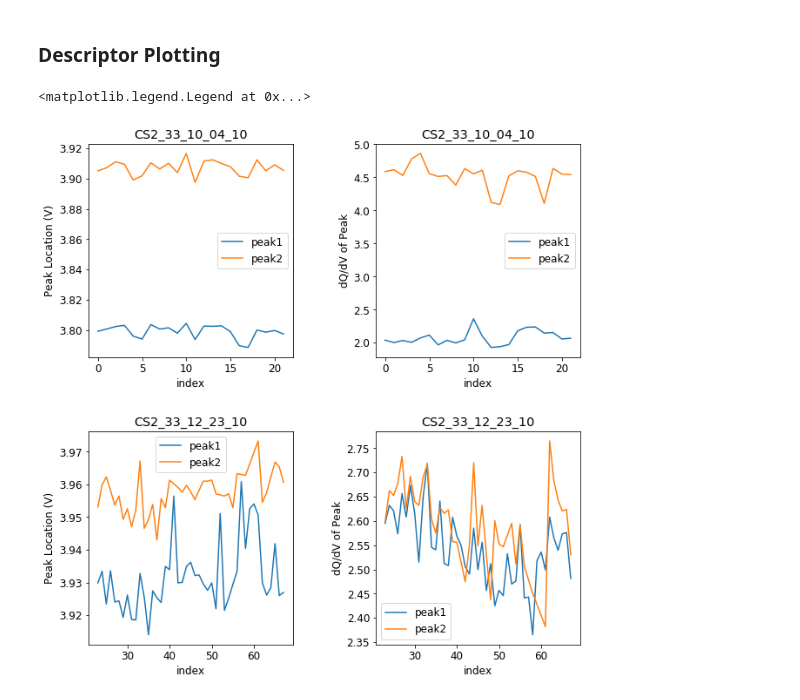
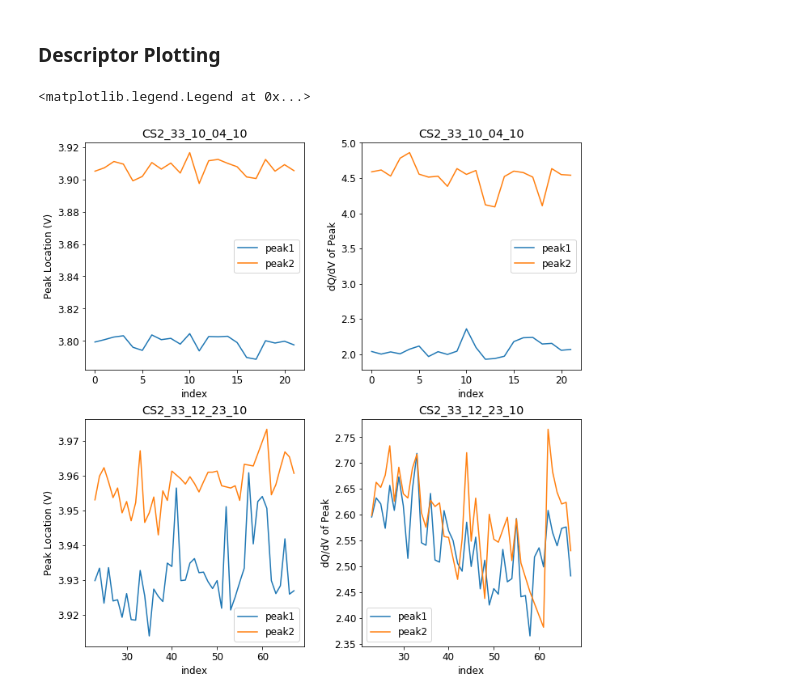
Before and after one commit to nicolet5/DiffCapAnalyzer, a Jupyter notebook: examples/Descriptors_Examples.ipynb, the cells around one changed output. Drawn from its saved outputs; the diff is of its cells as text; code cells hidden in the pictures.

```diff
--- a/examples/Descriptors_Examples.ipynb
+++ b/examples/Descriptors_Examples.ipynb
@@ -275,37 +280,37 @@ bat1 = df.iloc[0:22, :]
 bat2 = df.iloc[23:, :]
 # %%
 fig, axes = plt.subplots(2, 2, figsize=(10, 10))
-fig.tight_layout(pad=5)
+fig.tight_layout(pad=3)
 
 #plt.figure(figsize=(10, 10), facecolor='w', edgecolor='k')
 plt.rcParams.update({'font.size':12})
 #first and second peak location for the first battery
 axes[0, 0].plot(bat1.index, bat1['ch_4'], bat1.index, bat1['ch_7'])
 axes[0, 0].set_title('CS2_33_10_04_10')
 axes[0, 0].set_xlabel('index')
 axes[0, 0].set_ylabel('Peak Location (V)')
 axes[0, 0].legend(['peak1', 'peak2'])
 
 #first and second peak height for the first battery
 axes[0, 1].plot(bat1.index, bat1['ch_5'], bat1.index, bat1['ch_8'])
 axes[0, 1].set_title('CS2_33_10_04_10')
 axes[0, 1].set_xlabel('index')
 axes[0, 1].set_ylabel('dQ/dV of Peak')
 axes[0, 1].legend(['peak1', 'peak2'])
 
 #first and second peak location for the second battery
 axes[1, 0].plot(bat2.index, bat2['ch_4'], bat2['ch_7'][bat2['ch_7']!=0].index, bat2['ch_7'][bat2['ch_7']!=0])
 axes[1, 0].set_title('CS2_33_12_23_10')
 axes[1, 0].set_xlabel('index')
 axes[1, 0].set_ylabel('Peak Location (V)')
 axes[1, 0].legend(['peak1', 'peak2'])
 
 #first and second peak height for the second battery
 axes[1, 1].plot(bat2.index, bat2['ch_5'], bat2['ch_8'][bat2['ch_8']!=0].index, bat2['ch_8'][bat2['ch_8']!=0])
 axes[1, 1].set_title('CS2_33_12_23_10')
 axes[1, 1].set_xlabel('index')
 axes[1, 1].set_ylabel('dQ/dV of Peak')
 axes[1, 1].legend(['peak1', 'peak2'])
 # %% [output]
 <matplotlib.legend.Legend at 0x...>
-[figure, old version]
+[figure, new version]
```
Also changed, not shown: parts of 5 cells of this notebook, 5 other files.
